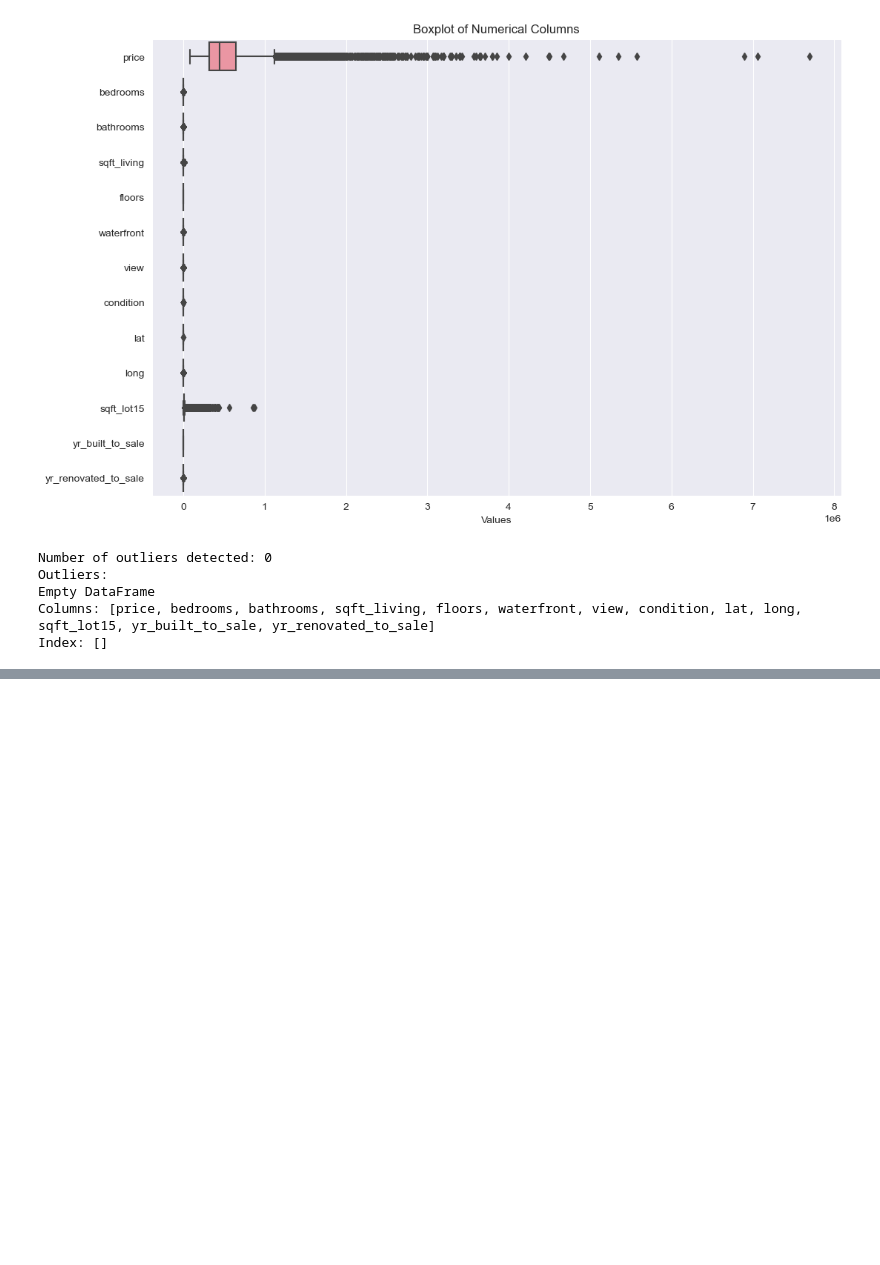
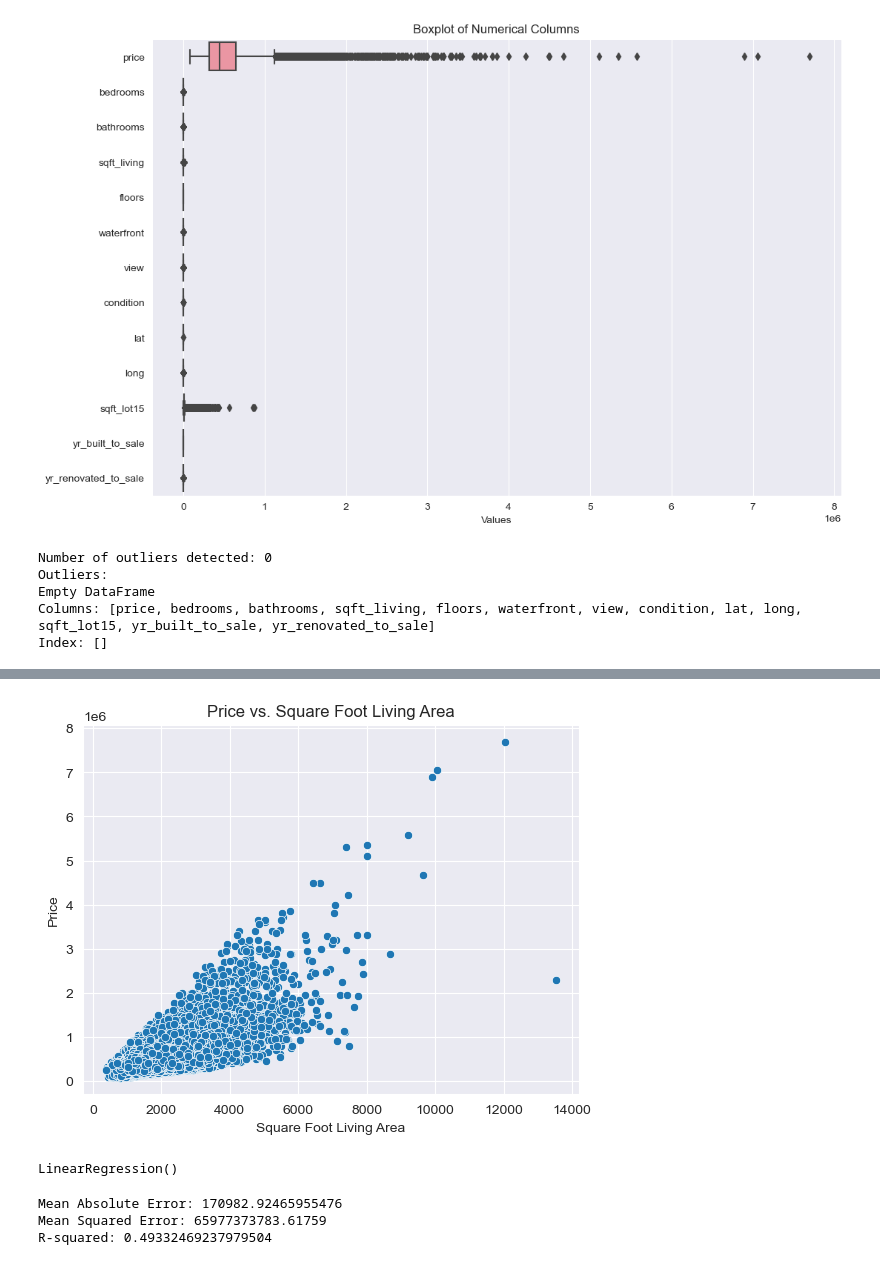
Before and after one commit to lchep2024/phase_2_project, a Jupyter notebook: members/juliet.ipynb, the cells around one changed output, grey strips where cells are left out. Drawn from its saved outputs; the diff is of its cells as text; code cells hidden in the pictures; blank space fills up the shorter version.

```diff
--- a/members/juliet.ipynb
+++ b/members/juliet.ipynb
@@ -441,0 +527,9 @@ Index: []
+# %%
+# Visualize the relationship between price and sqft_living
+sns.scatterplot(x='sqft_living', y='price', data=df)
+plt.xlabel('Square Foot Living Area')
+plt.ylabel('Price')
+plt.title('Price vs. Square Foot Living Area')
+plt.show()
+# %% [output]
+[figure, added]
@@ -441,0 +543,24 @@ Index: []
+# %%
+# Create the linear regression model
+model = LinearRegression()
+
+# Train the model
+model.fit(X_train, y_train)
+# %% [output]
+LinearRegression()
+# %%
+# Predict on the test set
+y_pred = model.predict(X_test)
+
+# Calculate the Mean Squared Error (MSE) and R-squared (R²) score
+mae = mean_absolute_error(y_test, y_pred)
+mse = mean_squared_error(y_test, y_pred)
+r2 = r2_score(y_test, y_pred)
+
+print(f'Mean Absolute Error: {mae}')
+print(f'Mean Squared Error: {mse}')
+print(f'R-squared: {r2}')
+# %% [output]
+Mean Absolute Error: 170982.92465955476
+Mean Squared Error: 65977373783.61759
+R-squared: 0.49332469237979504
```
Also changed, not shown: parts of 32 cells of this notebook.
